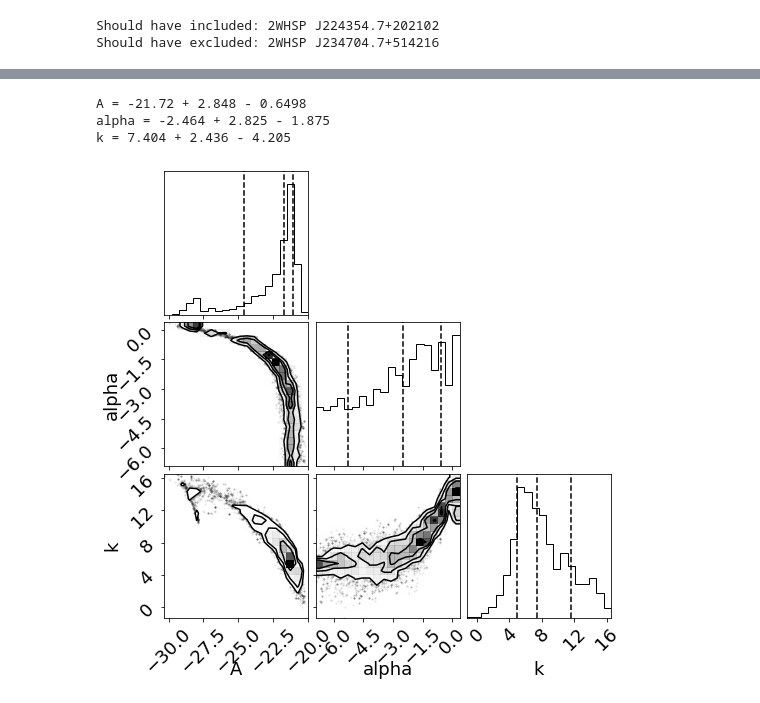
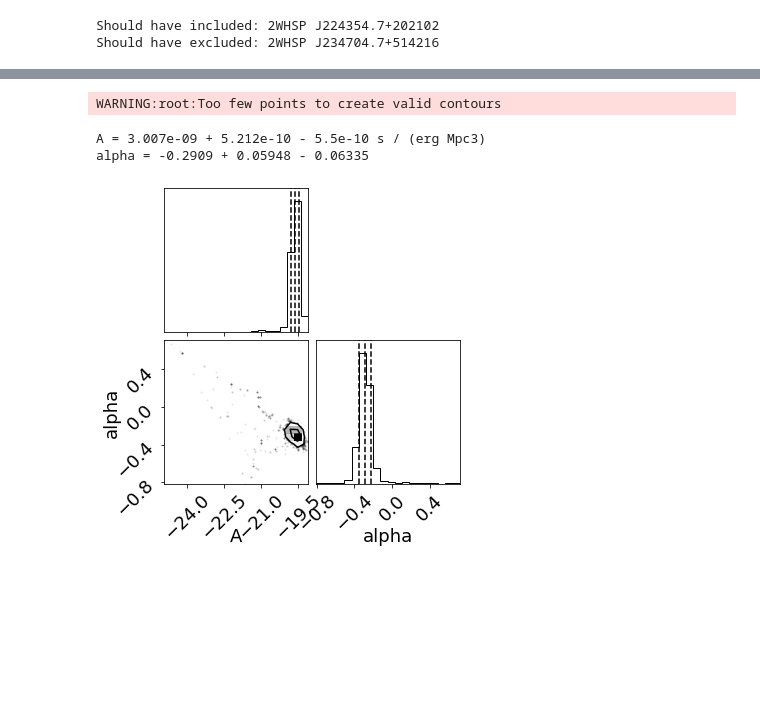
Before and after one commit to aribrill/lf-simulation, a Jupyter notebook: LF_calculation.ipynb, the cells around one changed output, grey strips where cells are left out. Saved outputs shown, nothing was run; the diff lists cells and outputs as text; code cells hidden in the pictures; blank space fills up the shorter version.

```diff
--- a/LF_calculation.ipynb
+++ b/LF_calculation.ipynb
@@ -650,9 +697,6 @@ def neg_log_likelihood_factory(model, assumed_exposure, assumed_index, ranges, a
 
     return neg_log_likelihood
 # %%
-# To construct the sky coverage, need to assume a standard spectral index (since the dependence was omitted)
-# and constant exposure for every source
-# Future work could derive from VERITAS observations an exposure probability distribution as a function of L, z
 luminosity_type = 'deabs_luminosity'  # 'deabs_luminosity' or 'obs_luminosity'
 args = (np.log10(value(luminosity_type).value[detected]), value('z').value[detected])
 integration_ranges = tuple((np.min(arg), np.max(arg)) for arg in args)
@@ -660,10 +704,10 @@ integration_ranges = tuple((np.min(arg), np.max(arg)) for arg in args)
 # Parameter name, initial value, transform to apply, corresponding reverse transform
 Param = namedtuple('Param', ['name', 'unit', 'initial_value', 'limits', 'forward_transform', 'reverse_transform'])
 pl_params = [Param('A', u.Mpc**-3 * u.s/u.erg, 1e-12, (0, 1), np.log, np.exp),
-             Param('alpha', u.dimensionless_unscaled, 2, (0.001, 10), np.log, np.exp)]
+             Param('alpha', u.dimensionless_unscaled, 0, (-.999, 10), lambda x: x, lambda x: x)]
 smoothly_broken_pl_params = [Param('L_break', u.erg/u.s, 1e47, (1e40, 1e50), lambda x: np.log(x / 1e46),
                                    lambda x: 1e46*np.exp(x)),
-                             Param('beta', u.dimensionless_unscaled, 2, (0.001, 10), np.log, np.exp)]
+                             Param('beta', u.dimensionless_unscaled, 0, (-.999, 10), lambda x: x, lambda x: x)]
 k_param = Param('k', u.dimensionless_unscaled, 10, (-100, 100), lambda x: x, lambda x: x)
 xi_param = Param('xi', u.dimensionless_unscaled, -0.2, (-10, 10), lambda x: x, lambda x :x)
 tau_param = Param('tau', u.dimensionless_unscaled, 2, (-100, 100), lambda x: x, lambda x: x)
@@ -675,6 +719,7 @@ def define_params(base_model, evolution_params):
         'smoothly_broken_power_law': pl_params + smoothly_broken_pl_params,
     }
     evolutions = {
+        'none': [],
         'k': [k_param],
         'k_xi': [k_param, xi_param],
         'k_tau': [k_param, tau_param],
@@ -688,7 +733,7 @@ def define_params(base_model, evolution_params):
 
 base_model = "power_law"
 evolution_model = "ple"
-evolution_params = "k"
+evolution_params = "none"
 
 params, param_split_idx = define_params(base_model, evolution_params)
 initial_params = tuple(param.forward_transform(param.initial_value) for param in params)
@@ -752,7 +795,7 @@ plt.legend(loc="lower right")
 # Estimate the errors on the model parameters using Monte Carlo simulations
 
 # Initialize the walkers around the ML best fit
-ndim, nwalkers = len(initial_params), 10
+ndim, nwalkers = len(initial_params), 6
 p0 = np.array(initial_params) + 1e-4 * np.random.randn(nwalkers, ndim)
 
 def log_likelihood(args, log10_Ls, zs):
@@ -805,20 +848,22 @@ Text(0.5, 0, 'step number')
 # %%
-flat_samples = sampler.get_chain(discard=100, flat=True)
+flat_samples = sampler.get_chain(discard=250, flat=True)
 plot_samples = np.zeros(flat_samples.shape)
 for i, param in enumerate(params):
     plot_samples[:, i] = param.reverse_transform(flat_samples[:, i])
 # %%
 fig = corner.corner(flat_samples, quantiles=[0.16, 0.5, 0.84], labels=param_labels)
 
-for i, label in enumerate(param_labels):
+for i, param in enumerate(params):
     lower, median, upper = np.percentile(flat_samples[:, i], [16, 50, 84])
+    tfm = param.reverse_transform
+    lower, median, upper = tfm(lower), tfm(median), tfm(upper)
     lower_err, upper_err = np.diff((lower, median, upper))
-    print("{} = {:.04} + {:.04} - {:.04}".format(label, median, lower_err, upper_err))
+    print("{} = {:.04} + {:.04} - {:.04} {}".format(param.name, median, lower_err, upper_err, param.unit))
 # %% [output]
-A = -21.72 + 2.848 - 0.6498
-alpha = -2.464 + 2.825 - 1.875
-k = 7.404 + 2.436 - 4.205
+WARNING:root:Too few points to create valid contours
+A = 3.007e-09 + 5.212e-10 - 5.5e-10 s / (erg Mpc3)
+alpha = -0.2909 + 0.05948 - 0.06335
-[figure, old version]
+[figure, new version]
 # %%
 # Calculate V and V_max for each detected source,
 # and perform a model-independent test for evolution using the V/V_max test
```
Also changed, not shown: parts of 22 cells of this notebook.
